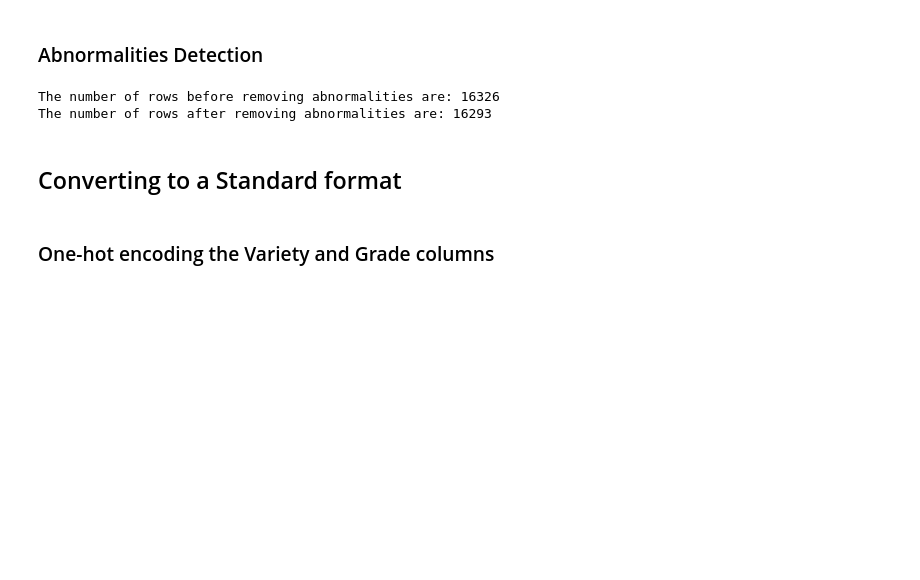
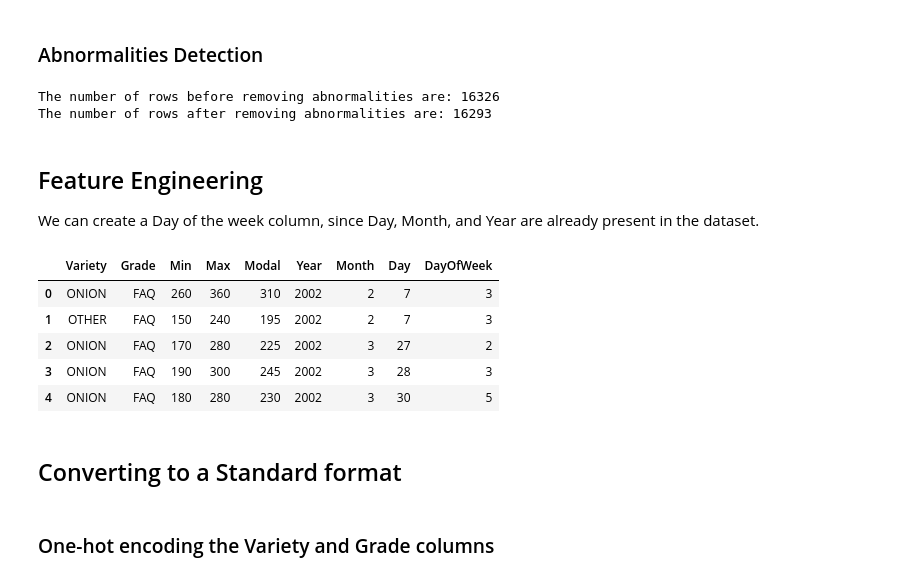
Before and after one commit to Tharun-v789/agripredict, a Jupyter notebook: Pre-processing.ipynb, the cells around one changed output. Saved outputs shown, nothing was run; the diff lists cells and outputs as text; code cells hidden in the pictures; blank space fills up the shorter version.

```diff
--- a/Pre-processing.ipynb
+++ b/Pre-processing.ipynb
@@ -214,6 +214,23 @@ print("The number of rows after removing abnormalities are:", bengaluru_df.shape
 # %% [output]
 The number of rows before removing abnormalities are: 16326
 The number of rows after removing abnormalities are: 16293
+# %% [markdown]
+## Feature Engineering
+We can create a Day of the week column, since Day, Month, and Year are already present in the dataset.
+# %%
+def create_day_of_week(df):
+    df['DayOfWeek'] = df['Year'].astype(str) + '-' + df['Month'].astype(str) + '-' + df['Day'].astype(str)
+    df['DayOfWeek'] = pd.to_datetime(df['DayOfWeek']).dt.dayofweek
+    return df
+bengaluru_df = create_day_of_week(bengaluru_df)
+bengaluru_df.head()
+# %% [output]
+|  | Variety | Grade | Min | Max | Modal | Year | Month | Day | DayOfWeek |
+| 0 | ONION | FAQ | 260 | 360 | 310 | 2002 | 2 | 7 | 3 |
+| 1 | OTHER | FAQ | 150 | 240 | 195 | 2002 | 2 | 7 | 3 |
+| 2 | ONION | FAQ | 170 | 280 | 225 | 2002 | 3 | 27 | 2 |
+| 3 | ONION | FAQ | 190 | 300 | 245 | 2002 | 3 | 28 | 3 |
+| 4 | ONION | FAQ | 180 | 280 | 230 | 2002 | 3 | 30 | 5 |
 # %% [markdown]
 ## Converting to a Standard format
 # %% [markdown]
```
Also changed, not shown: parts of 3 cells of this notebook, 5 other files.
